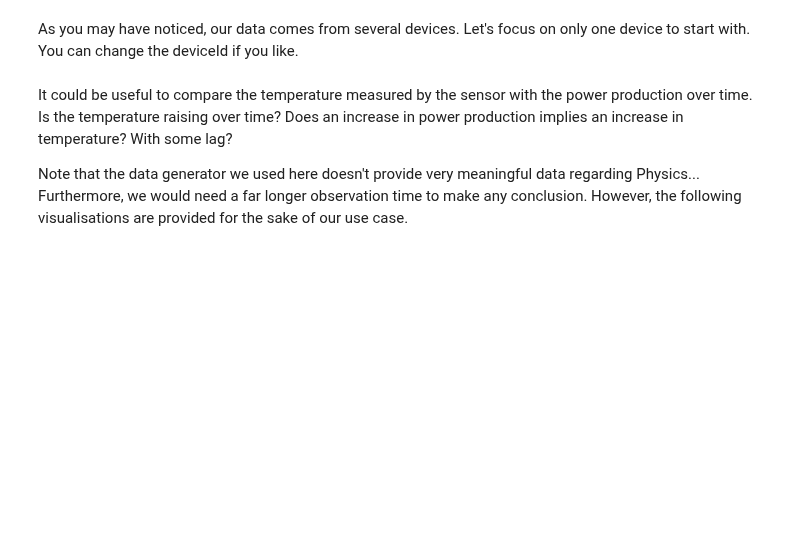
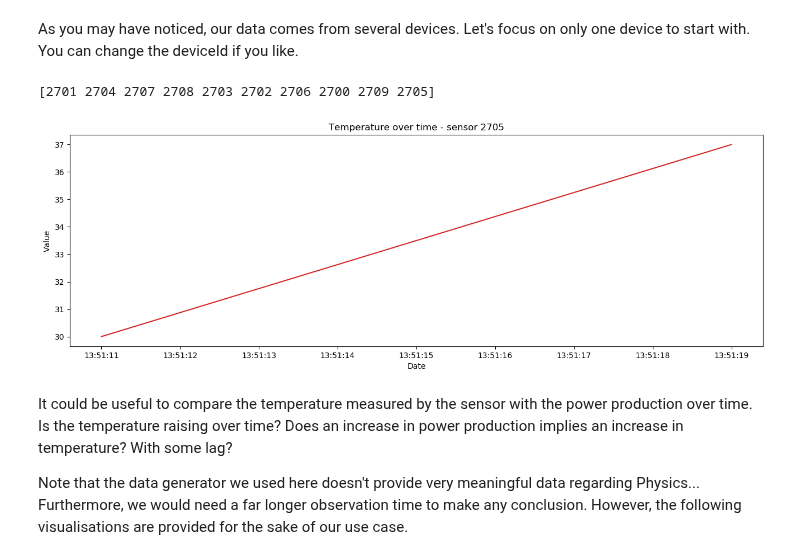
Before and after one commit to ibmdbanalytics/dashdb_analytic_tools, a Jupyter notebook: livy_notebooks/IoT/IoT_Demo_Scala.ipynb, the cells around one changed output. Cells and saved outputs as stored; diff of their text form; code cells hidden in the pictures; blank space fills up the shorter version.

```diff
--- a/livy_notebooks/IoT/IoT_Demo_Scala.ipynb
+++ b/livy_notebooks/IoT/IoT_Demo_Scala.ipynb
@@ -395,21 +416,25 @@ As you may have noticed, our data comes from several devices. Let's focus on onl
 # %%
 %local
 print(turbine['deviceId'].unique())
-device=turbine[turbine['deviceId']==2706]
+device=turbine[turbine['deviceId']==2705]
+# %% [output]
+[2701 2704 2707 2708 2703 2702 2706 2700 2709 2705]
 # %%
 %local
 
 from pandas.plotting import register_matplotlib_converters
 register_matplotlib_converters()
 
 # Basic plot
 def plot_df(dataFrame, x1, y, title="", xlabel='Date', ylabel='Value', dpi=100):
     plt.figure(figsize=(16,5), dpi=dpi)
     plt.plot(x1, y, color='tab:red')
     plt.gca().set(title=title, xlabel=xlabel, ylabel=ylabel)
     plt.show()
 
-plot_df(device, x1=device.time, y=device.temperature, title='Temperature over time - sensor 2706')
+plot_df(device, x1=device.time, y=device.temperature, title='Temperature over time - sensor 2705')
+# %% [output]
+[figure, added]
 # %% [markdown]
 It could be useful to compare the temperature measured by the sensor with the power production over time. Is the temperature raising over time? Does an increase in power production implies an increase in temperature? With some lag?
 
```
Also changed, not shown: parts of 14 cells of this notebook.
